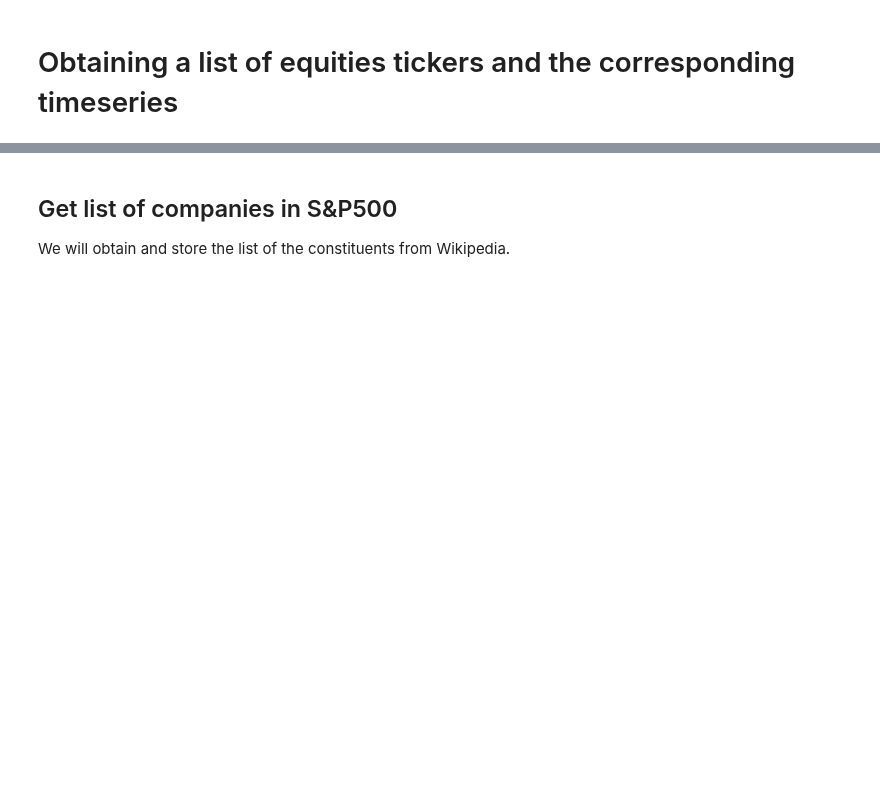
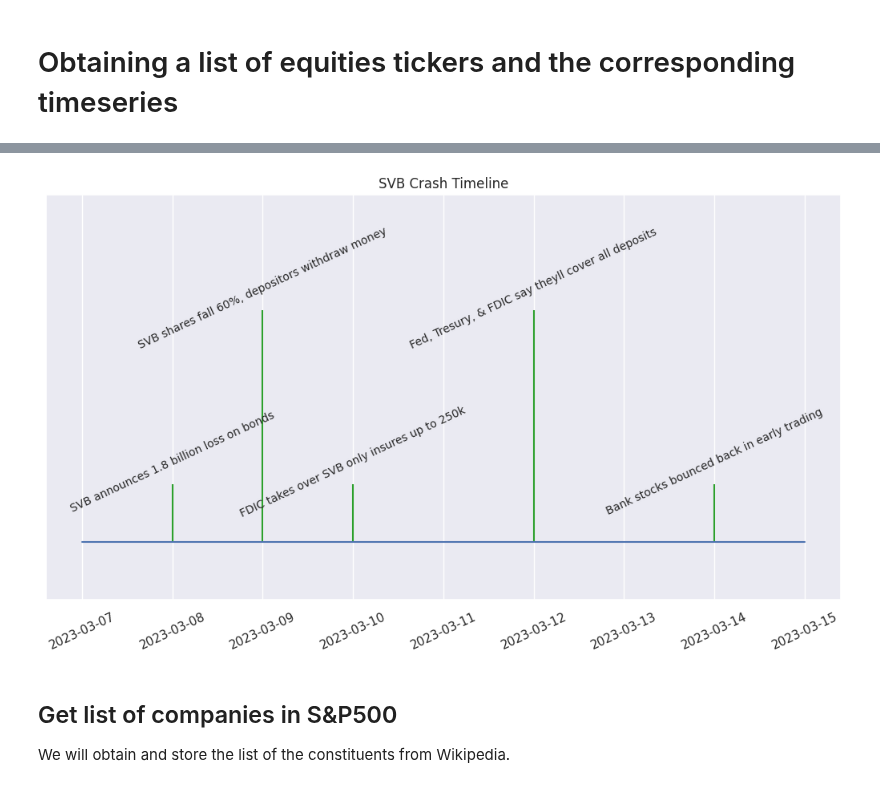
Before and after one commit to ktongk/BTT-JPMC-1, a Jupyter notebook: scrape_data.ipynb, the cells around one changed output, grey strips where cells are left out. Cells and saved outputs as stored; diff of their text form; code cells hidden in the pictures; blank space fills up the shorter version.

```diff
--- a/scrape_data.ipynb
+++ b/scrape_data.ipynb
@@ -27,3 +53,38 @@ data_dir = '/data/'
+# %%
+names = ['','SVB announces 1.8 billion loss on bonds', 'SVB shares fall 60%, depositors withdraw money',
+         'FDIC takes over SVB only insures up to 250k', 'Fed, Tresury, & FDIC say theyll cover all deposits',
+         'Bank stocks bounced back in early trading','',
+        ]
+
+dates = ['2023-03-07','2023-03-08', '2023-03-09', '2023-03-10',
+             '2023-03-12', '2023-03-14','2023-03-15'
+        ]
+
+    # Convert date strings (e.g. 2014-10-18) to datetime
+dates = [datetime.strptime(d, "%Y-%m-%d") for d in dates]
+# %%
+levels = np.tile([0, 1,4, 1, 4,1, 0], int(np.ceil(len(dates)/5)))[:len(dates)]
+
+# Create figure and plot a stem plot with the date
+fig, ax = plt.subplots(figsize=(10, 6), layout="constrained")
+ax.set(title="SVB Crash Timeline")
+
+ax.vlines(dates, 0, levels, color="tab:green")  # The vertical stems.
+ax.plot(dates, np.zeros_like(dates))  # Baseline and markers on it.
+
+
+
+for d, l, r in zip(dates, levels, names):
+    ax.annotate(r, xy=(d, l), xytext=(0, 1* 20),# 0 means no horizontal offset and 1*20 means annotation will be 20 spaces from the end of the stem
+                textcoords="offset points", horizontalalignment="center",
+                verticalalignment="center", rotation=25, fontsize = 10)  # Rotate the text by 45 degrees
+
+ax.set_ylim(-1, 6)
+ax.yaxis.set_visible(False)
+plt.xticks(rotation=25)
+plt.show()
+# %% [output]
+[figure, added]
 # %% [markdown]
 ## Get list of companies in S&P500
 
```
Also changed, not shown: parts of 34 cells of this notebook.
